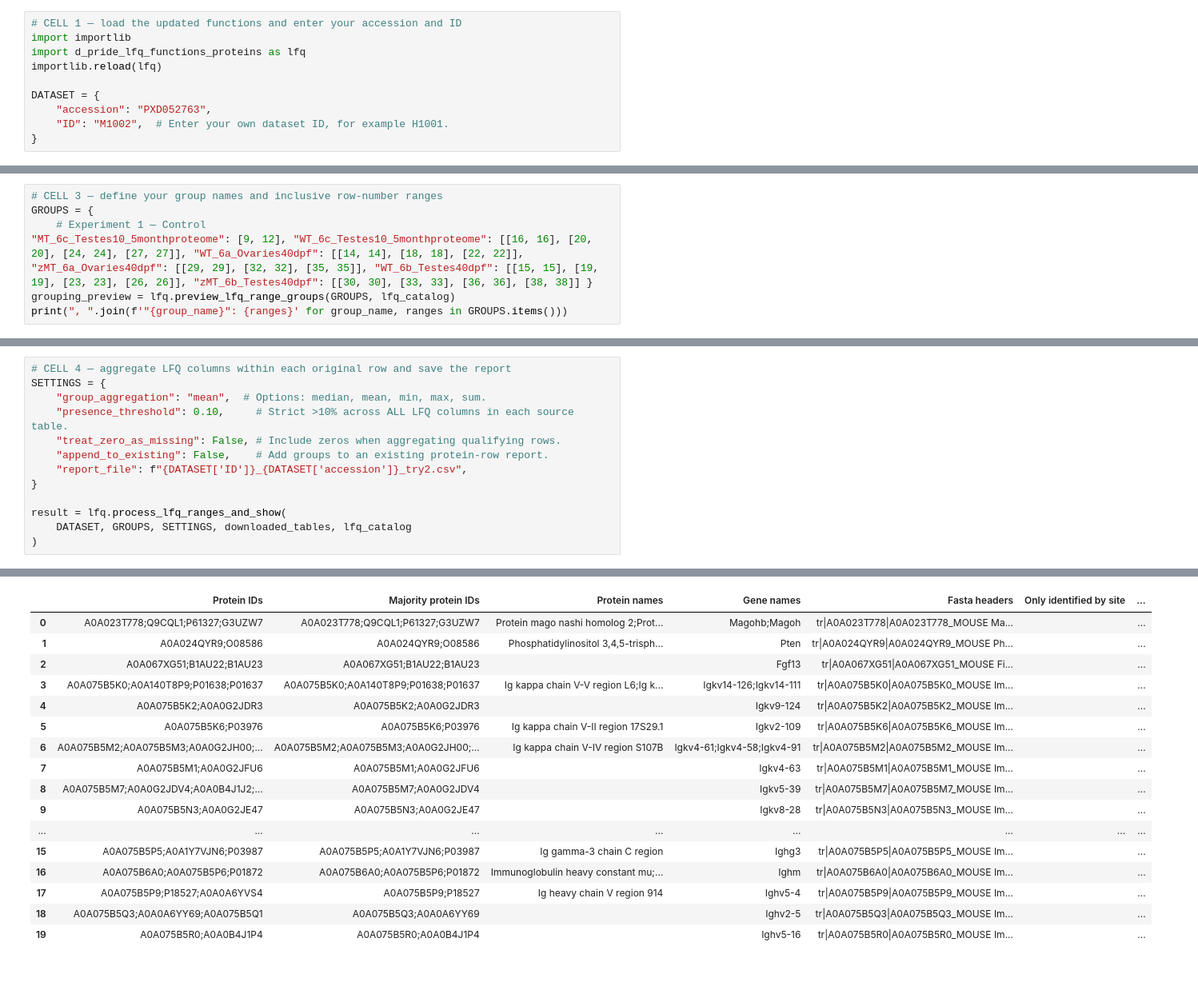
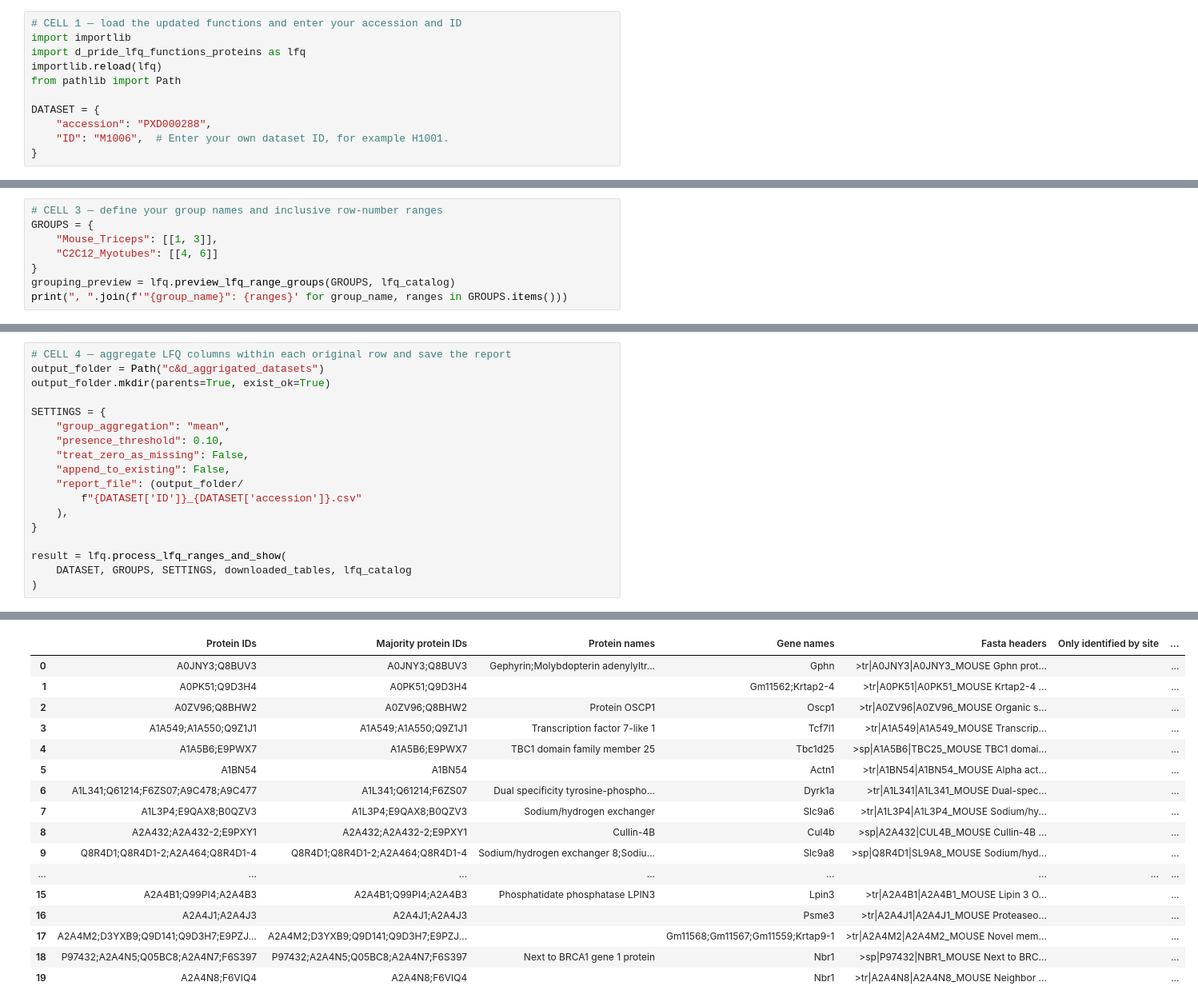
Before and after one commit to MehdiManshadi/PoC_data_processing, a Jupyter notebook: scripts/d_create_processed_lfq_protein.ipynb, the cells around one changed output, grey strips where cells are left out. Shown at 80% size. Drawn from its saved outputs; the diff is of its cells as text; blank space fills up the shorter version.

```diff
--- a/scripts/d_create_processed_lfq_protein.ipynb
+++ b/scripts/d_create_processed_lfq_protein.ipynb
@@ -3,10 +3,11 @@
 import importlib
 import d_pride_lfq_functions_proteins as lfq
 importlib.reload(lfq)
+from pathlib import Path
 
 DATASET = {
-    "accession": "PXD052763",
-    "ID": "M1002",  # Enter your own dataset ID, for example H1001.
+    "accession": "PXD000288",
+    "ID": "M1006",  # Enter your own dataset ID, for example H1001.
 }
 # %%
 # CELL 2 — download/cache the tables and inspect the numbered LFQ columns
@@ -45,8 +30,9 @@ Select by row_number (1-based). Similar labels from all tables are shown togethe
 # %%
 # CELL 3 — define your group names and inclusive row-number ranges
 GROUPS = {
-    # Experiment 1 — Control
-"MT_6c_Testes10_5monthproteome": [9, 12], "WT_6c_Testes10_5monthproteome": [[16, 16], [20, 20], [24, 24], [27, 27]], "WT_6a_Ovaries40dpf": [[14, 14], [18, 18], [22, 22]], "zMT_6a_Ovaries40dpf": [[29, 29], [32, 32], [35, 35]], "WT_6b_Testes40dpf": [[15, 15], [19, 19], [23, 23], [26, 26]], "zMT_6b_Testes40dpf": [[30, 30], [33, 33], [36, 36], [38, 38]] }
+    "Mouse_Triceps": [[1, 3]],
+    "C2C12_Myotubes": [[4, 6]]
+}
 grouping_preview = lfq.preview_lfq_range_groups(GROUPS, lfq_catalog)
 print(", ".join(f'"{group_name}": {ranges}' for group_name, ranges in GROUPS.items()))
 # %% [output]
@@ -62,11 +44,16 @@ Selected 22 of 38 LFQ columns in 6 group(s).
 # %%
 # CELL 4 — aggregate LFQ columns within each original row and save the report
+output_folder = Path("c&d_aggrigated_datasets")
+output_folder.mkdir(parents=True, exist_ok=True)
+
 SETTINGS = {
-    "group_aggregation": "mean",  # Options: median, mean, min, max, sum.
-    "presence_threshold": 0.10,     # Strict >10% across ALL LFQ columns in each source table.
-    "treat_zero_as_missing": False, # Include zeros when aggregating qualifying rows.
-    "append_to_existing": False,    # Add groups to an existing protein-row report.
-    "report_file": f"{DATASET['ID']}_{DATASET['accession']}_try2.csv",
+    "group_aggregation": "mean",
+    "presence_threshold": 0.10,
+    "treat_zero_as_missing": False,
+    "append_to_existing": False,
+    "report_file": (output_folder/
+        f"{DATASET['ID']}_{DATASET['accession']}.csv"
+    ),
 }
 
 result = lfq.process_lfq_ranges_and_show(
@@ -94,17 +73,17 @@ table_1:
 |  | Protein IDs | Majority protein IDs | Protein names | Gene names | Fasta headers | Only identified by site | ... |
-| 0 | A0A023T778;Q9CQL1;P61327;G3UZW7 | A0A023T778;Q9CQL1;P61327;G3UZW7 | Protein mago nashi homolog 2;Prot... | Magohb;Magoh | tr|A0A023T778|A0A023T778_MOUSE Ma... |  | ... |
-| 1 | A0A024QYR9;O08586 | A0A024QYR9;O08586 | Phosphatidylinositol 3,4,5-trisph... | Pten | tr|A0A024QYR9|A0A024QYR9_MOUSE Ph... |  | ... |
-| 2 | A0A067XG51;B1AU22;B1AU23 | A0A067XG51;B1AU22;B1AU23 |  | Fgf13 | tr|A0A067XG51|A0A067XG51_MOUSE Fi... |  | ... |
-| 3 | A0A075B5K0;A0A140T8P9;P01638;P01637 | A0A075B5K0;A0A140T8P9;P01638;P01637 | Ig kappa chain V-V region L6;Ig k... | Igkv14-126;Igkv14-111 | tr|A0A075B5K0|A0A075B5K0_MOUSE Im... |  | ... |
-| 4 | A0A075B5K2;A0A0G2JDR3 | A0A075B5K2;A0A0G2JDR3 |  | Igkv9-124 | tr|A0A075B5K2|A0A075B5K2_MOUSE Im... |  | ... |
-| 5 | A0A075B5K6;P03976 | A0A075B5K6;P03976 | Ig kappa chain V-II region 17S29.1 | Igkv2-109 | tr|A0A075B5K6|A0A075B5K6_MOUSE Im... |  | ... |
-| 6 | A0A075B5M2;A0A075B5M3;A0A0G2JH00;... | A0A075B5M2;A0A075B5M3;A0A0G2JH00;... | Ig kappa chain V-IV region S107B | Igkv4-61;Igkv4-58;Igkv4-91 | tr|A0A075B5M2|A0A075B5M2_MOUSE Im... |  | ... |
-| 7 | A0A075B5M1;A0A0G2JFU6 | A0A075B5M1;A0A0G2JFU6 |  | Igkv4-63 | tr|A0A075B5M1|A0A075B5M1_MOUSE Im... |  | ... |
-| 8 | A0A075B5M7;A0A0G2JDV4;A0A0B4J1J2;... | A0A075B5M7;A0A0G2JDV4 |  | Igkv5-39 | tr|A0A075B5M7|A0A075B5M7_MOUSE Im... |  | ... |
-| 9 | A0A075B5N3;A0A0G2JE47 | A0A075B5N3;A0A0G2JE47 |  | Igkv8-28 | tr|A0A075B5N3|A0A075B5N3_MOUSE Im... |  | ... |
+| 0 | A0JNY3;Q8BUV3 | A0JNY3;Q8BUV3 | Gephyrin;Molybdopterin adenylyltr... | Gphn | >tr|A0JNY3|A0JNY3_MOUSE Gphn prot... |  | ... |
+| 1 | A0PK51;Q9D3H4 | A0PK51;Q9D3H4 |  | Gm11562;Krtap2-4 | >tr|A0PK51|A0PK51_MOUSE Krtap2-4 ... |  | ... |
+| 2 | A0ZV96;Q8BHW2 | A0ZV96;Q8BHW2 | Protein OSCP1 | Oscp1 | >tr|A0ZV96|A0ZV96_MOUSE Organic s... |  | ... |
+| 3 | A1A549;A1A550;Q9Z1J1 | A1A549;A1A550;Q9Z1J1 | Transcription factor 7-like 1 | Tcf7l1 | >tr|A1A549|A1A549_MOUSE Transcrip... |  | ... |
+| 4 | A1A5B6;E9PWX7 | A1A5B6;E9PWX7 | TBC1 domain family member 25 | Tbc1d25 | >sp|A1A5B6|TBC25_MOUSE TBC1 domai... |  | ... |
+| 5 | A1BN54 | A1BN54 |  | Actn1 | >tr|A1BN54|A1BN54_MOUSE Alpha act... |  | ... |
+| 6 | A1L341;Q61214;F6ZS07;A9C478;A9C477 | A1L341;Q61214;F6ZS07 | Dual specificity tyrosine-phospho... | Dyrk1a | >tr|A1L341|A1L341_MOUSE Dual-spec... |  | ... |
+| 7 | A1L3P4;E9QAX8;B0QZV3 | A1L3P4;E9QAX8;B0QZV3 | Sodium/hydrogen exchanger | Slc9a6 | >tr|A1L3P4|A1L3P4_MOUSE Sodium/hy... |  | ... |
+| 8 | A2A432;A2A432-2;E9PXY1 | A2A432;A2A432-2;E9PXY1 | Cullin-4B | Cul4b | >sp|A2A432|CUL4B_MOUSE Cullin-4B ... |  | ... |
+| 9 | Q8R4D1;Q8R4D1-2;A2A464;Q8R4D1-4 | Q8R4D1;Q8R4D1-2;A2A464;Q8R4D1-4 | Sodium/hydrogen exchanger 8;Sodiu... | Slc9a8 | >sp|Q8R4D1|SL9A8_MOUSE Sodium/hyd... |  | ... |
 | ... | ... | ... | ... | ... | ... | ... | ... |
-| 15 | A0A075B5P5;A0A1Y7VJN6;P03987 | A0A075B5P5;A0A1Y7VJN6;P03987 | Ig gamma-3 chain C region | Ighg3 | tr|A0A075B5P5|A0A075B5P5_MOUSE Im... |  | ... |
-| 16 | A0A075B6A0;A0A075B5P6;P01872 | A0A075B6A0;A0A075B5P6;P01872 | Immunoglobulin heavy constant mu;... | Ighm | tr|A0A075B6A0|A0A075B6A0_MOUSE Im... |  | ... |
-| 17 | A0A075B5P9;P18527;A0A0A6YVS4 | A0A075B5P9;P18527 | Ig heavy chain V region 914 | Ighv5-4 | tr|A0A075B5P9|A0A075B5P9_MOUSE Im... |  | ... |
-| 18 | A0A075B5Q3;A0A0A6YY69;A0A075B5Q1 | A0A075B5Q3;A0A0A6YY69 |  | Ighv2-5 | tr|A0A075B5Q3|A0A075B5Q3_MOUSE Im... |  | ... |
-| 19 | A0A075B5R0;A0A0B4J1P4 | A0A075B5R0;A0A0B4J1P4 |  | Ighv5-16 | tr|A0A075B5R0|A0A075B5R0_MOUSE Im... |  | ... |
+| 15 | A2A4B1;Q99PI4;A2A4B3 | A2A4B1;Q99PI4;A2A4B3 | Phosphatidate phosphatase LPIN3 | Lpin3 | >tr|A2A4B1|A2A4B1_MOUSE Lipin 3 O... |  | ... |
+| 16 | A2A4J1;A2A4J3 | A2A4J1;A2A4J3 |  | Psme3 | >tr|A2A4J1|A2A4J1_MOUSE Proteaseo... |  | ... |
+| 17 | A2A4M2;D3YXB9;Q9D141;Q9D3H7;E9PZJ... | A2A4M2;D3YXB9;Q9D141;Q9D3H7;E9PZJ... |  | Gm11568;Gm11567;Gm11559;Krtap9-1 | >tr|A2A4M2|A2A4M2_MOUSE Novel mem... |  | ... |
+| 18 | P97432;A2A4N5;Q05BC8;A2A4N7;F6S397 | P97432;A2A4N5;Q05BC8;A2A4N7;F6S397 | Next to BRCA1 gene 1 protein | Nbr1 | >sp|P97432|NBR1_MOUSE Next to BRC... |  | ... |
+| 19 | A2A4N8;F6VIQ4 | A2A4N8;F6VIQ4 |  | Nbr1 | >tr|A2A4N8|A2A4N8_MOUSE Neighbor ... |  | ... |
```
Also changed, not shown: parts of 4 cells of this notebook, 4 other files.
